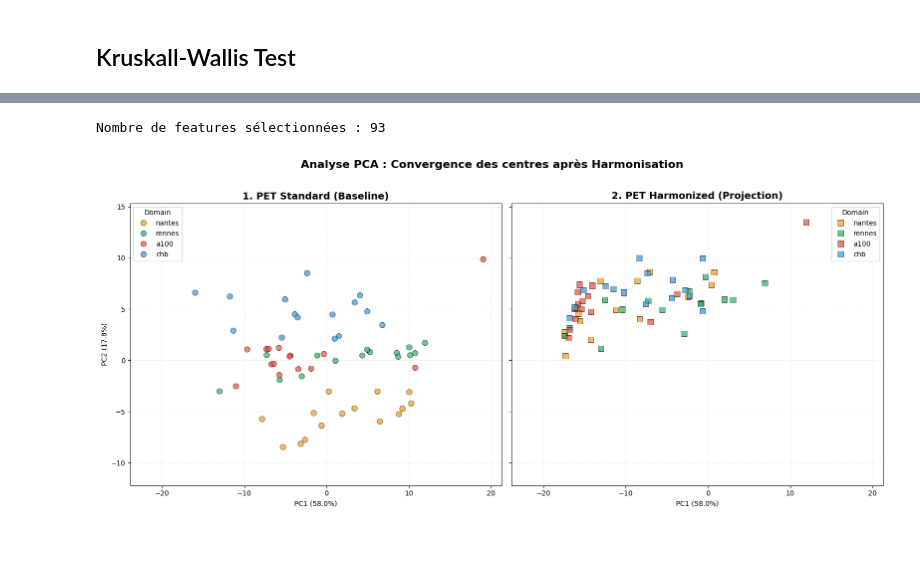
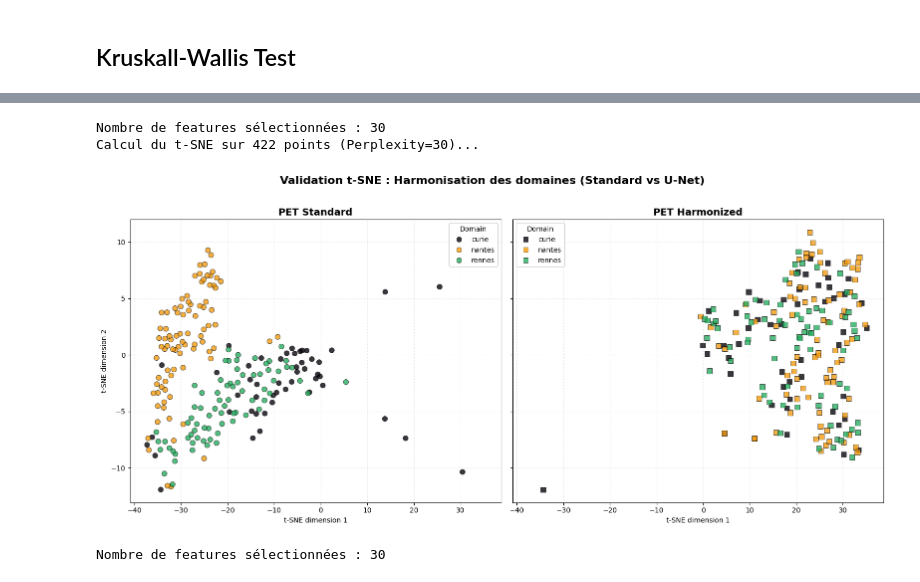
Before and after one commit to Arksyd96/federated-pet-harmonization, a Jupyter notebook: notebooks/evaluate_harmonization_radiomics.ipynb, the cells around one changed output, grey strips where cells are left out. Cells and saved outputs as stored; diff of their text form; code cells hidden in the pictures; blank space fills up the shorter version.

```diff
--- a/notebooks/evaluate_harmonization_radiomics.ipynb
+++ b/notebooks/evaluate_harmonization_radiomics.ipynb
@@ -90,7 +96,8 @@ master_df.head(5)
 # %%
 import pandas as pd
 
-req_mods = ['pet', 'harmonized-pet-vae', 'harmonized-pet-standard-vae', 'gaussian-earl1']
+# req_mods = ['pet', 'harmonized-pet-vae', 'harmonized-pet-standard-vae', 'gaussian-earl1']
+req_mods = ['pet', 'harmonized-pet-vae']
 
 df_filtered = master_df[master_df['Modality'].isin(req_mods)]
 
@@ -120,7 +127,7 @@ import pandas as pd
 from scipy.stats import kruskal
 
 df_std = master_df[master_df['Modality'] == 'pet'].copy()
-df_harm = master_df[master_df['Modality'] == 'gaussian-earl1'].copy()
+df_harm = master_df[master_df['Modality'] == 'harmonized-pet-vae'].copy()
 
 domains_list = list(master_df['Domain_Source'].dropna().unique())
 
@@ -166,7 +173,7 @@ if total_features > 0:
     print(f"❌ Features dégradées (Biais augmenté) : {worsened_features} / {total_features}")
 
     # --- TOP 30 DES MEILLEURES AMÉLIORATIONS ---
-    df_top30 = kw_results.sort_values(by='Amélioration (%)', ascending=False)# .head(30)
+    df_top30 = kw_results.sort_values(by='Amélioration (%)', ascending=False).head(30)
 
     print("\n" + "="*80)
     print("🏆 TOP 30 DES FEATURES LES PLUS HARMONISÉES PAR TON MODÈLE")
@@ -292,13 +532,54 @@ Nombre de features sélectionnées : 93
 # %%
 features = df_top30['Feature'].tolist()
 
 selected_features = df_top30[df_top30['Feature'].isin(features)].copy()
 print(f"Nombre de features sélectionnées : {len(features)}")
 
-df_std = master_df[master_df['Modality'] == 'pet'].copy()
-df_harm = master_df[master_df['Modality'] == 'harmonized-pet-standard-vae'].copy()
+voi_master_df = master_df[(master_df['VOI'] == 'liver') & (master_df['Domain'].isin(['nantes', 'curie', 'rennes']))]
 
-display_pca(df_std, df_harm, selected_features)
+df_std = voi_master_df[voi_master_df['Modality'] == 'pet'].copy()
+df_harm = voi_master_df[voi_master_df['Modality'] == 'harmonized-pet-vae'].copy()
+
+display_tsne(df_std, df_harm, selected_features)
 # %% [output]
-Nombre de features sélectionnées : 93
+Nombre de features sélectionnées : 30
+Calcul du t-SNE sur 422 points (Perplexity=30)...
-[figure, old version]
+[figure, new version]
+# %%
+features = df_top30['Feature'].tolist()
+
+selected_features = df_top30[df_top30['Feature'].isin(features)].copy()
+print(f"Nombre de features sélectionnées : {len(features)}")
+
+voi_master_df = master_df[(master_df['VOI'] == 'liver') & (master_df['Domain'].isin(['nantes', 'curie', 'rennes']))]
+
+df_std = voi_master_df[voi_master_df['Modality'] == 'pet'].copy()
+df_harm = voi_master_df[voi_master_df['Modality'] == 'harmonized-pet-vae'].copy()
+df_all = pd.concat([df_std, df_harm], ignore_index=True)
+
+# display_cov(df_cov)
+df_all['COV'] = np.sqrt(df_all['original_firstorder_Variance']) / df_all['original_firstorder_Mean']
+df_all['Entropy'] = df_all['original_firstorder_Entropy']
+
+if 'original_firstorder_InterquartileRange' in df_all.columns and 'original_firstorder_Median' in df_all.columns:
+    df_all['Robust_COV'] = df_all['original_firstorder_InterquartileRange'] / df_all['original_firstorder_Median']
+else:
+    df_all['Robust_COV'] = df_all['original_firstorder_MeanAbsoluteDeviation'] / df_all['original_firstorder_Median']
+
+# --- 3. PRÉPARATION GLOBALE (SANS ÉCHANTILLONNAGE) ---
+domains = sorted(df_all['Domain'].unique())
+modalities = ['pet', 'harmonized-pet-vae']
+metrics = ['COV', 'Entropy', 'Robust_COV']
+metric_labels = ['COV ($\sigma / \mu$)', 'Entropie (Complexité)', 'Robust COV ($IQR / Median$)']
+
+# On utilise l'intégralité du DataFrame pour l'affichage
+df_plot = df_all.copy()
+
+# Pré-calcul des limites par colonne basées sur les 195 patients (1% / 99%)
+column_limits = {}
+for met in metrics:
+    p1, p99 = np.percentile(df_plot[met].dropna(), [1, 99])
+    margin = (p99 - p1) * 0.1
+    column_limits[met] = (p1 - margin, p99 + margin)
+# %% [output]
+Nombre de features sélectionnées : 30
```
Also changed, not shown: parts of 7 cells of this notebook, 2 other files.
